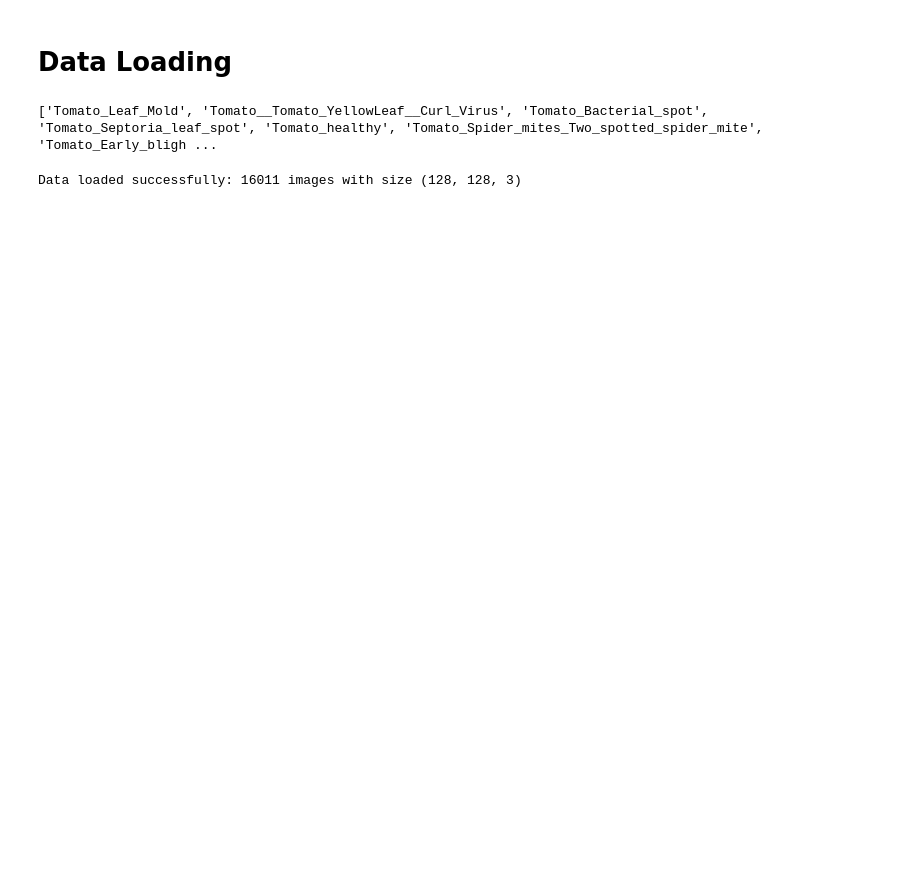
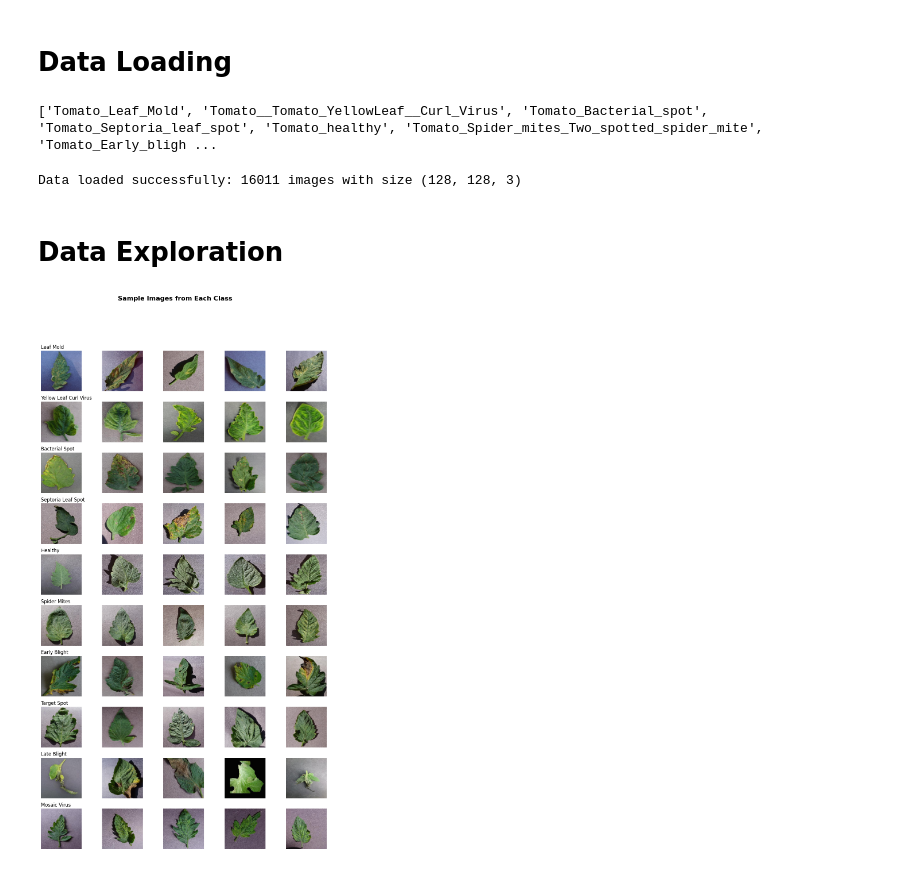
Before and after one commit to Muhammadanayat/Tomato-Leaf-Disease-Detection-and-Classification-using-Deep-Learning, a Jupyter notebook: tomato-leaf-disease-detection-code.ipynb, the cells around one changed output. Cells and saved outputs as stored; diff of their text form; code cells hidden in the pictures; blank space fills up the shorter version.

Commit message:
Display sample Images from each class

```diff
--- a/tomato-leaf-disease-detection-code.ipynb
+++ b/tomato-leaf-disease-detection-code.ipynb
@@ -60,3 +60,36 @@ y = np.array(y)
 print(f"Data loaded successfully: {X.shape[0]} images with size {X.shape[1:]}")
 # %% [output]
 Data loaded successfully: 16011 images with size (128, 128, 3)
+# %% [markdown]
+# Data Exploration
+# %%
+import matplotlib.pyplot as plt
+from collections import defaultdict
+
+samples_per_class = 5
+fig, axes = plt.subplots(len(class_mapper), samples_per_class, figsize=(12, len(class_mapper) * 2))
+fig.suptitle("Sample Images from Each Class", fontsize=16, weight='bold', y=1.02)
+
+# Indices by class for easy access
+class_indices = defaultdict(list)
+for idx, label in enumerate(y):
+    class_indices[label].append(idx)
+
+# Display images
+for class_idx, (class_name, indices) in enumerate(class_indices.items()):
+    selected_indices = np.random.choice(indices, samples_per_class, replace=False)
+
+    for i, idx in enumerate(selected_indices):
+        ax = axes[class_idx, i]
+        ax.imshow(X[idx])
+        ax.axis("off")
+
+    # Label as a title for each row
+    axes[class_idx, 0].set_title(class_name, fontsize=12, loc='left', pad=5)
+
+# Adjusting layout for better spacing
+plt.subplots_adjust(wspace=0.1, hspace=0.4)
+plt.tight_layout(rect=[0.05, 0.05, 1, 0.96])
+plt.show()
+# %% [output]
+[figure, added]
```
